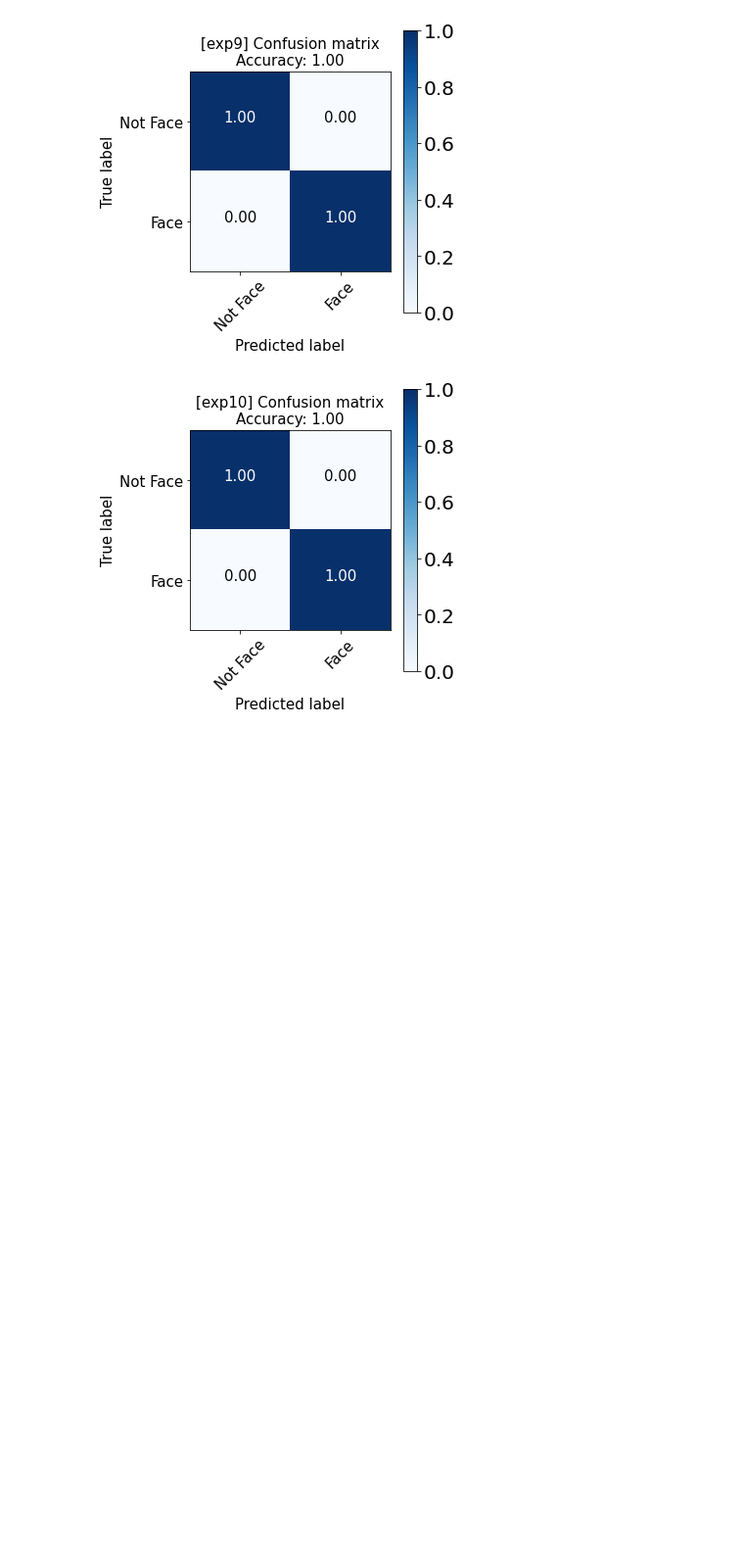
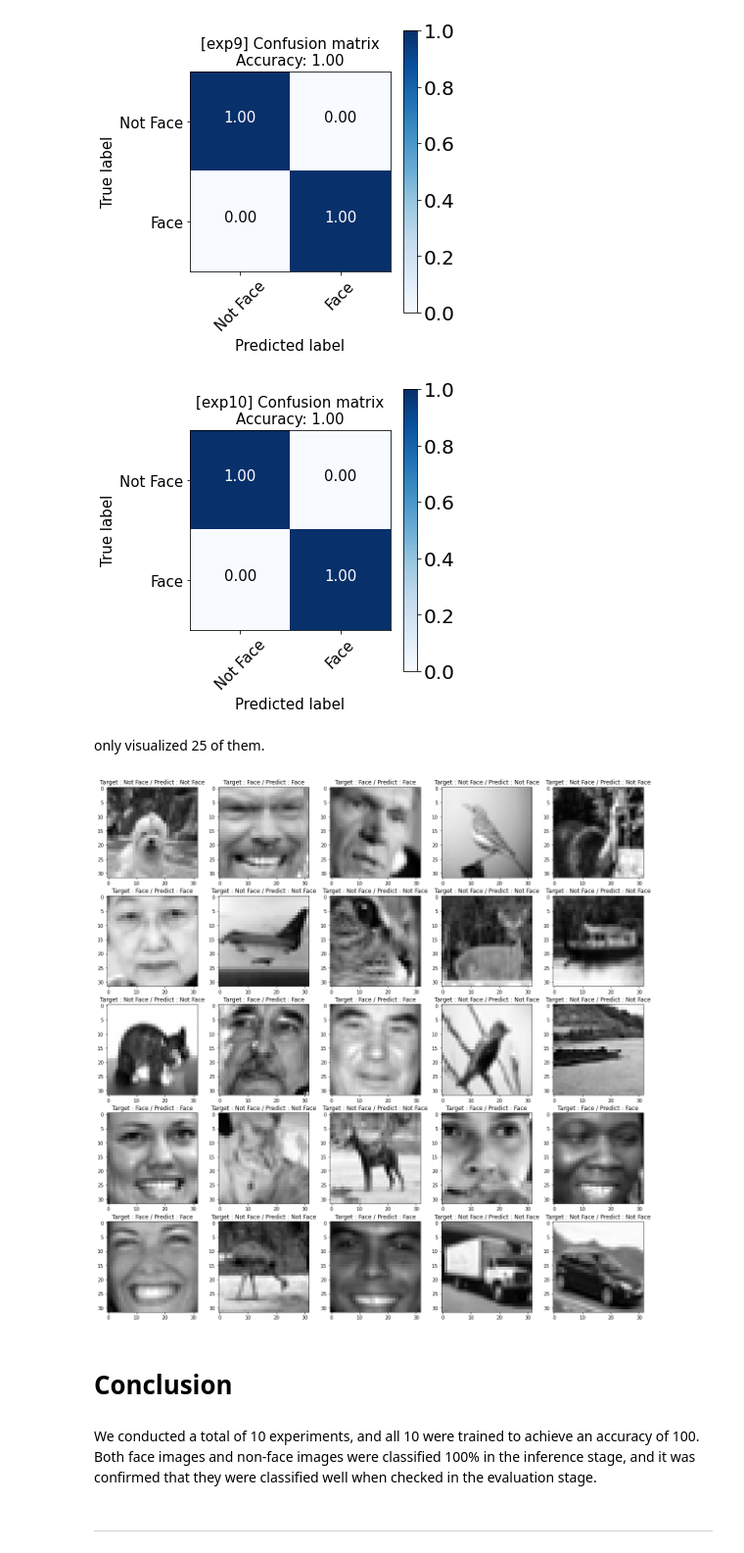
Before and after one commit to TooTouch/KU-ComputerVision, a Jupyter notebook: Assignment5/face_nonface.ipynb, the cells around one changed output. Shown at 98% size. Drawn from its saved outputs; the diff is of its cells as text; code cells hidden in the pictures; blank space fills up the shorter version.

```diff
--- a/Assignment5/face_nonface.ipynb
+++ b/Assignment5/face_nonface.ipynb
@@ -549,3 +549,27 @@ for exp_no, info in exp_info.items():
 [figure]
 [figure]
 [figure]
+# %% [markdown]
+only visualized 25 of them.
+# %%
+plt.figure(figsize=(20, 20))
+with torch.no_grad():
+    for i in range(25):
+        plt.subplot(5, 5, i+1)
+        data = testset[i]
+        inputs, labels = data[0].to(device).unsqueeze(0), data[1].to(device)
+        outputs = net(inputs).cpu()
+        _, predictions = torch.max(outputs, 1)
+
+        plt.imshow(data[0].squeeze().numpy(), cmap='gray')
+        plt.title(f'Target : {classes[labels]} / Predict : {classes[predictions]}')
+
+plt.show()
+# %% [output]
+[figure, added]
+# %% [markdown]
+# Conclusion
+# %% [markdown]
+We conducted a total of 10 experiments, and all 10 were trained to achieve an accuracy of 100. Both face images and non-face images were classified 100% in the inference stage, and it was confirmed that they were classified well when checked in the evaluation stage.
+# %% [markdown]
+---
```
Also changed, not shown: parts of 6 cells of this notebook.
